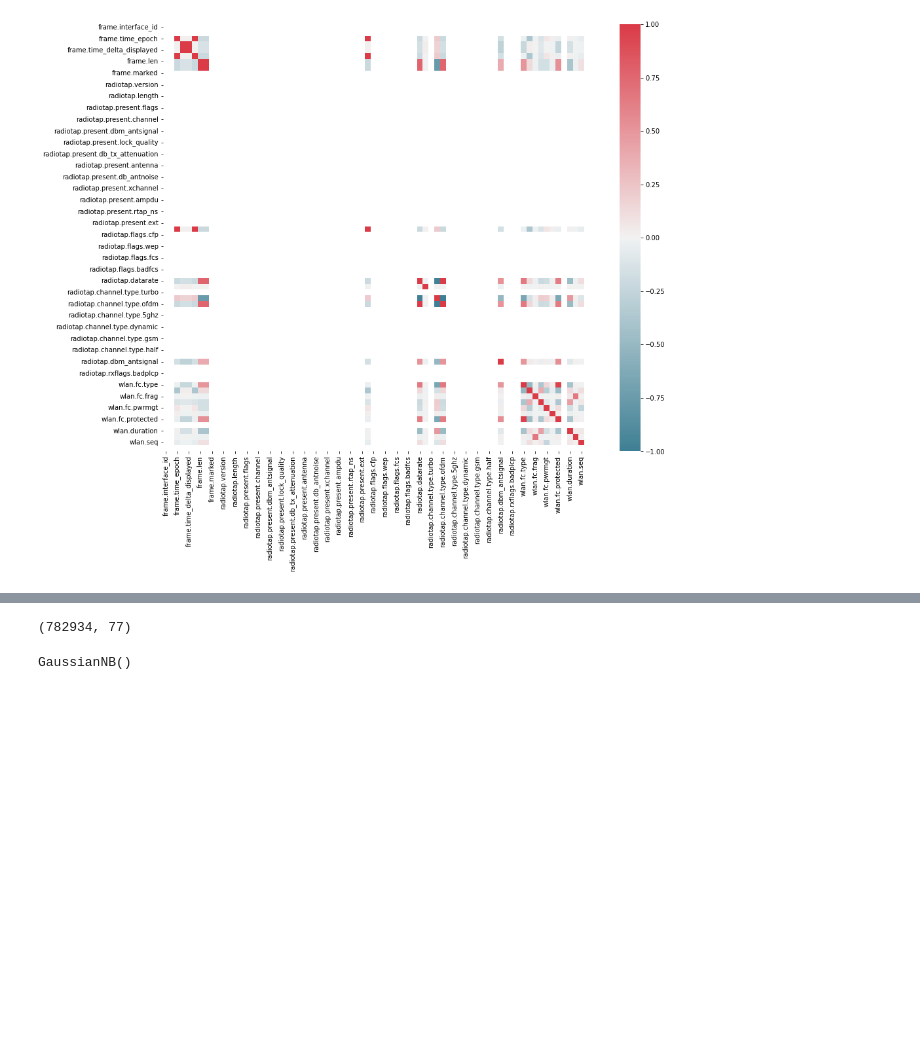
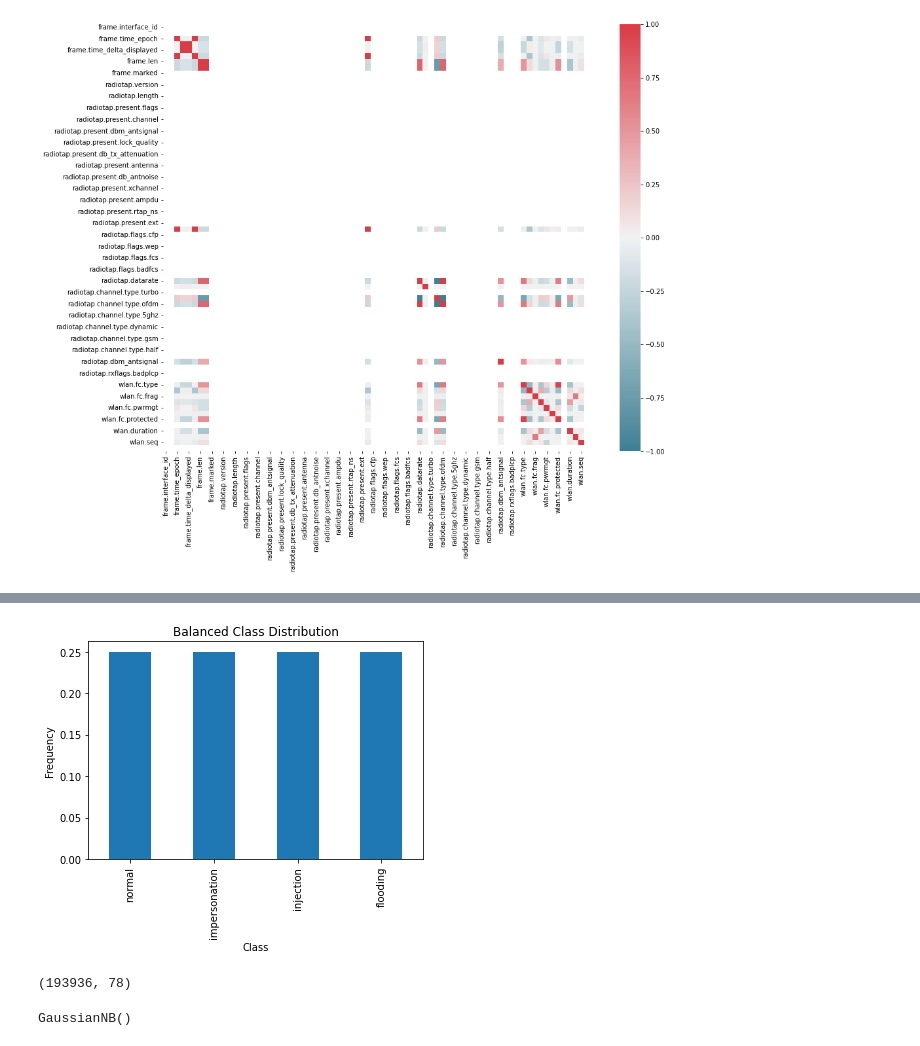
Before and after one commit to VascoRegal/ML-cybersecurity, a Jupyter notebook: main.ipynb, the cells around one changed output, grey strips where cells are left out. Cells and saved outputs as stored; diff of their text form; code cells hidden in the pictures; blank space fills up the shorter version.

```diff
--- a/main.ipynb
+++ b/main.ipynb
@@ -369,7 +372,29 @@ After drop:
+# %%
+
+
+df = awid.sample(frac=1)
+
+
+inj = df[df['class'] == 'injection']
+impers = df[df['class'] == 'impersonation']
+flooding = df[df['class'] == 'flooding']
+normal = df[df['class'] == 'normal']
+
+
+samples = min(len(inj), len(impers), len(flooding))
+
+awid = pd.concat([inj.sample(n=samples), impers.sample(n=samples), flooding.sample(n=samples), normal.sample(n=samples)])
+awid = awid.sample(frac=1).reset_index()
+awid['class'].value_counts(normalize=True)
+
+class_distribution_bar(awid, "Balanced Class Distribution")
+# %% [output]
+[figure, added]
 # %%
+print(awid.shape)
 X, y = awid.select_dtypes(['number']), awid['class']
 # %% [output]
-(782934, 77)
+(193936, 78)
 # %%
 # do a basic naive bayes fitting
 from sklearn.naive_bayes import GaussianNB
```
Also changed, not shown: parts of 5 cells of this notebook.
